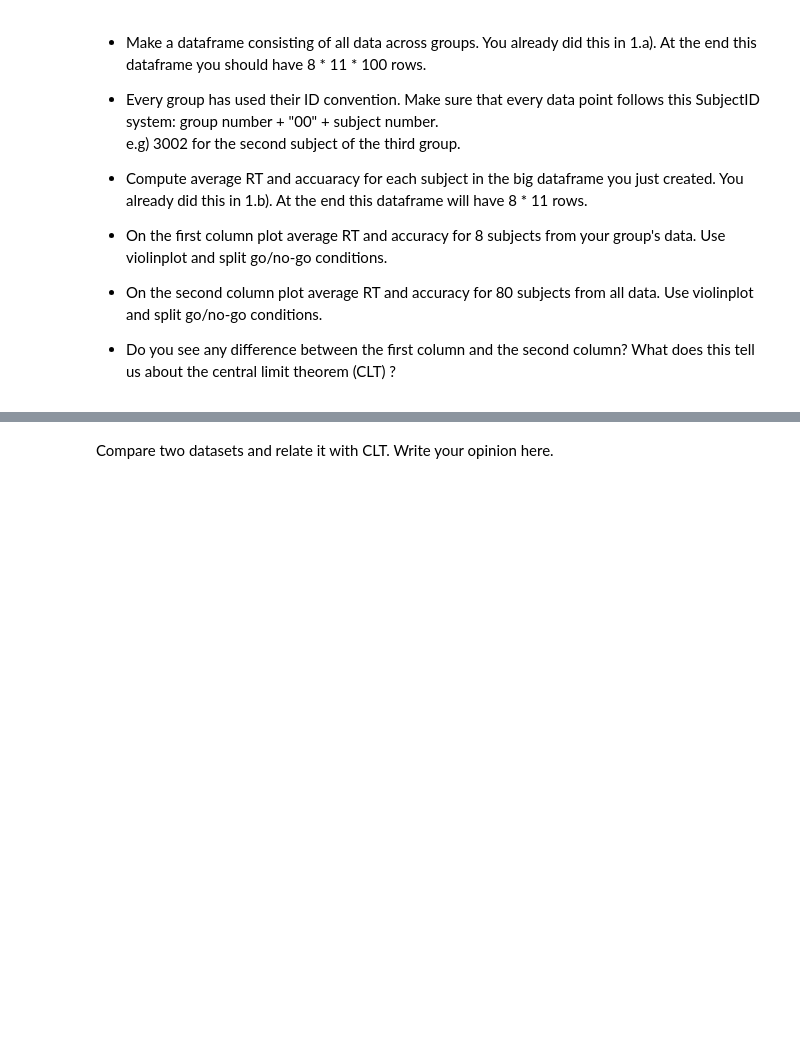
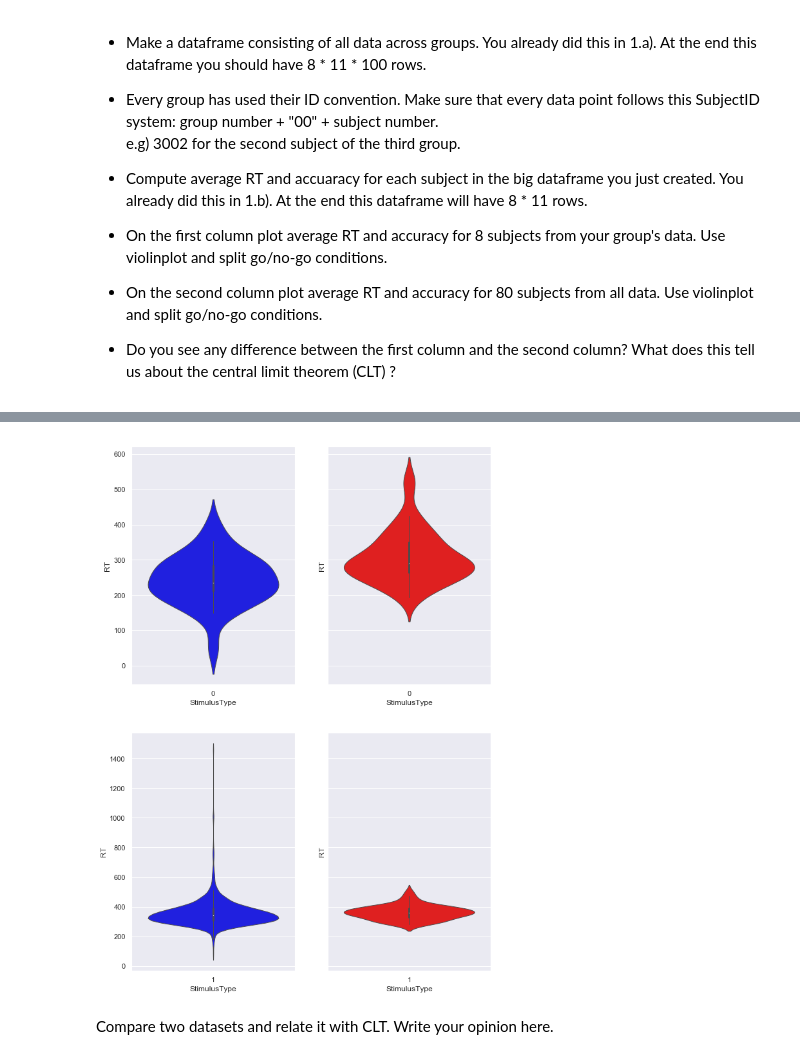
Before and after one commit to NBP-ACC/week-4-acc_9, a Jupyter notebook: sheet02.ipynb, the cells around one changed output, grey strips where cells are left out. Saved outputs shown, nothing was run; the diff lists cells and outputs as text; code cells hidden in the pictures; blank space fills up the shorter version.

```diff
--- a/sheet02.ipynb
+++ b/sheet02.ipynb
@@ -210,3 +193,96 @@ figs, axes = plt.subplots(nrows=2, ncols=2, sharey="row")
+# %%
+ # again create a concatenated dataframe over all (averaged) groups.
+# Don't forget to modify the Subject ID
+# TODO
+
+# set the /DataComplete as root directory so 'groups' contains the group folders
+rootdir = os.getcwd() + ("/DataComplete")
+
+# might not be needed PATH = os.getcwd() + ("/DataComplete/Group_%d%d" %(0-1,1-9))
+
+#go through all groups and introduce proper naming convention, e.g. Sub1001 etc.
+"""i=0
+for groups,_,files in os.walk(rootdir):
+    j=1
+    for file in files:
+        #catch "File exists error"
+        #this doesn't really work as a solution, it deletes the files that already exists
+        try:
+            os.rename(os.path.join(groups,file),os.path.join(groups,("Sub%d00%d.csv" %(i,j))))
+        except WindowsError:
+            os.remove(os.path.join(groups,("Sub%d00%d.csv" %(i,j))))
+            os.rename(os.path.join(groups,file),os.path.join(groups,("Sub%d00%d.csv" %(i,j))))
+        j += 1
+    i += 1 """
+
+#create list to store all files
+all_files = []
+#append lists of files for each group to the all_files list
+for groups,_,_ in os.walk(rootdir):
+    all_files.append(glob.glob(os.path.join(groups, "*.csv")))
+
+#create list to hold the dataframe
+df_concatenated_complete = []
+
+all_files.sort()
+
+#read all CSV files into a dataframe and concatenate them into the list
+for groups in all_files:
+    for filename in groups:
+        data_frame = pd.read_csv(filename, header = 0)
+        df_concatenated_complete.append(data_frame)
+df_concatenated_complete = pd.concat(df_concatenated_complete, axis=0, ignore_index=True)
+
+pd.set_option('display.max_rows',2000)
+pd.set_option('display.max_columns',6)
+pd.set_option('display.width',1000)
+# print(df_concatenated_complete)
+
+# Add 'congruence' column
+df_concatenated_complete['congruence'] = df_concatenated_complete['StimulusType'] == df_concatenated_complete['response']
+
+# Create the dataframe with averaged data
+df_concatenated_complete_avg = df_concatenated_complete[['SubjectID','StimulusType','RT','congruence']] # create a new dataframe with averaged data
+df_concatenated_complete_avg['RT'].replace(0, np.NaN, inplace=True) # Transform 0ms RT to NaN to prevent taking these into account for mean
+df_concatenated_complete_avg = df_concatenated_complete_avg.groupby(['SubjectID','StimulusType']).mean() # Calculate mean of RT and congruence for all SubjectID-StimulusType combinations
+
+df_concatenated_complete_avg.columns = ['RT','accuracy'] # Rename 'congruence' to 'accuracy'
+
+df_concatenated_complete_avg['RT'].replace(np.NaN, 0, inplace=True) # Replace NaNs with 0 in the final data again
+
+
+#save averaged dataframe
+DATAPATH = os.getcwd() + '/Processed/data_concat_avg.csv'
+df_concatenated_complete_avg.to_csv(DATAPATH)
+
+# read data
+data_all_concat = pd.read_csv(os.getcwd() + "/Processed/data_concat_avg.csv")
+# mask RT=0 using NaNs
+data_all_concat['RT'] = data_all_concat['RT'].mask(data_all_concat['RT'] == 0)
+
+go = data_all_concat.query("StimulusType=='1'")
+no = data_all_concat.query("StimulusType=='0'")
+
+go_single =data_concat.query("StimulusType=='1'")
+no_single =data_concat.query("StimulusType=='0'")
+
+# Now it's time to plot your results
+figs, axes = plt.subplots(nrows=2, ncols=2, figsize=(10,15),sharey="row")
+
+# violin plot for your group's data
+sns.violinplot(data=no_single,x='StimulusType',y='RT', color = 'blue', linewidth = 1, ax=axes[0,0]) # prevent outliers to be drawn again
+sns.violinplot(data=go_single,x='StimulusType',y='RT', color = 'blue', linewidth = 1, ax=axes[1,0])
+# TODO
+
+# violin plot of all group's data
+# TODO
+sns.violinplot(data=no,x='StimulusType',y='RT', color = 'red', linewidth = 1, ax= axes[0,1]) # prevent outliers to be drawn again
+sns.violinplot(data=go,x='StimulusType',y='RT', color = 'red', linewidth = 1, ax= axes[1,1])
+
+
+fig.tight_layout()
+# %% [output]
+[figure, added]
 # %% [markdown]
 Compare two datasets and relate it with CLT. Write your opinion here.
 # %% [markdown]
```
Also changed, not shown: parts of 3 cells of this notebook.
